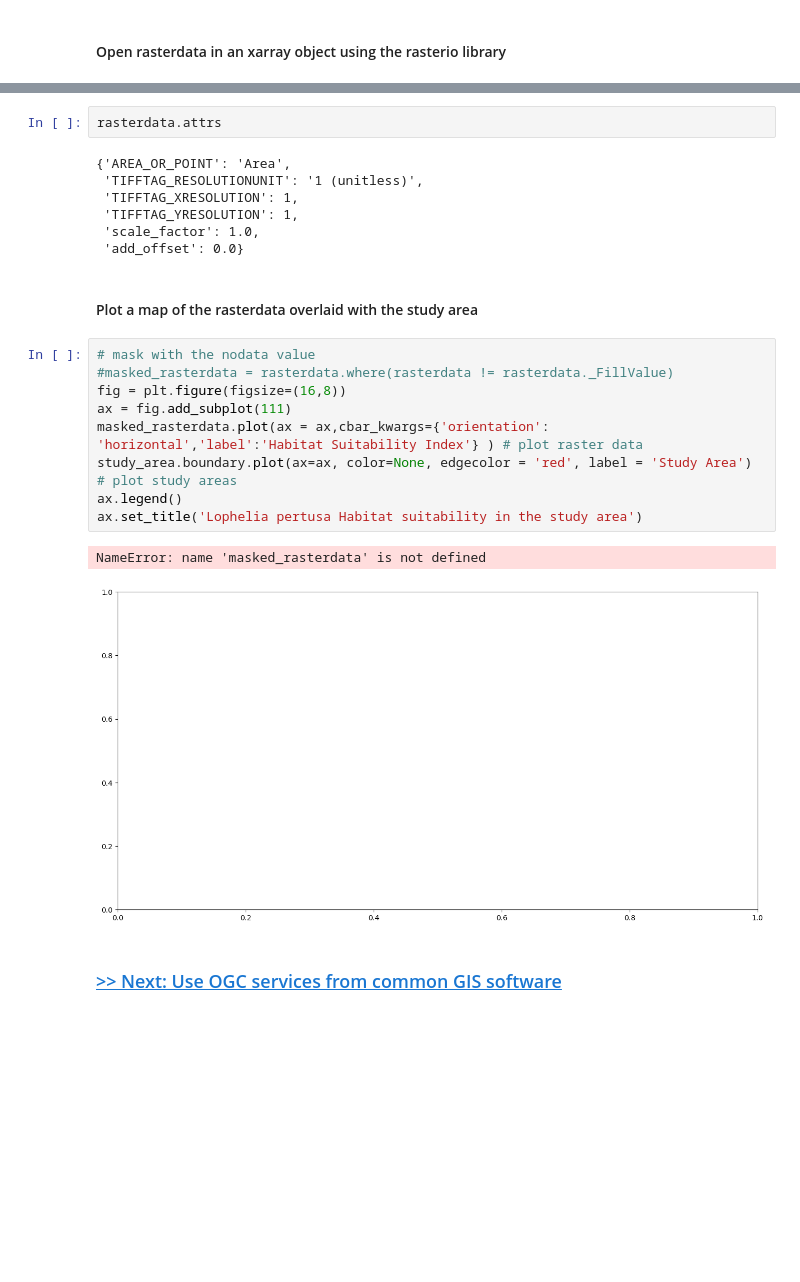
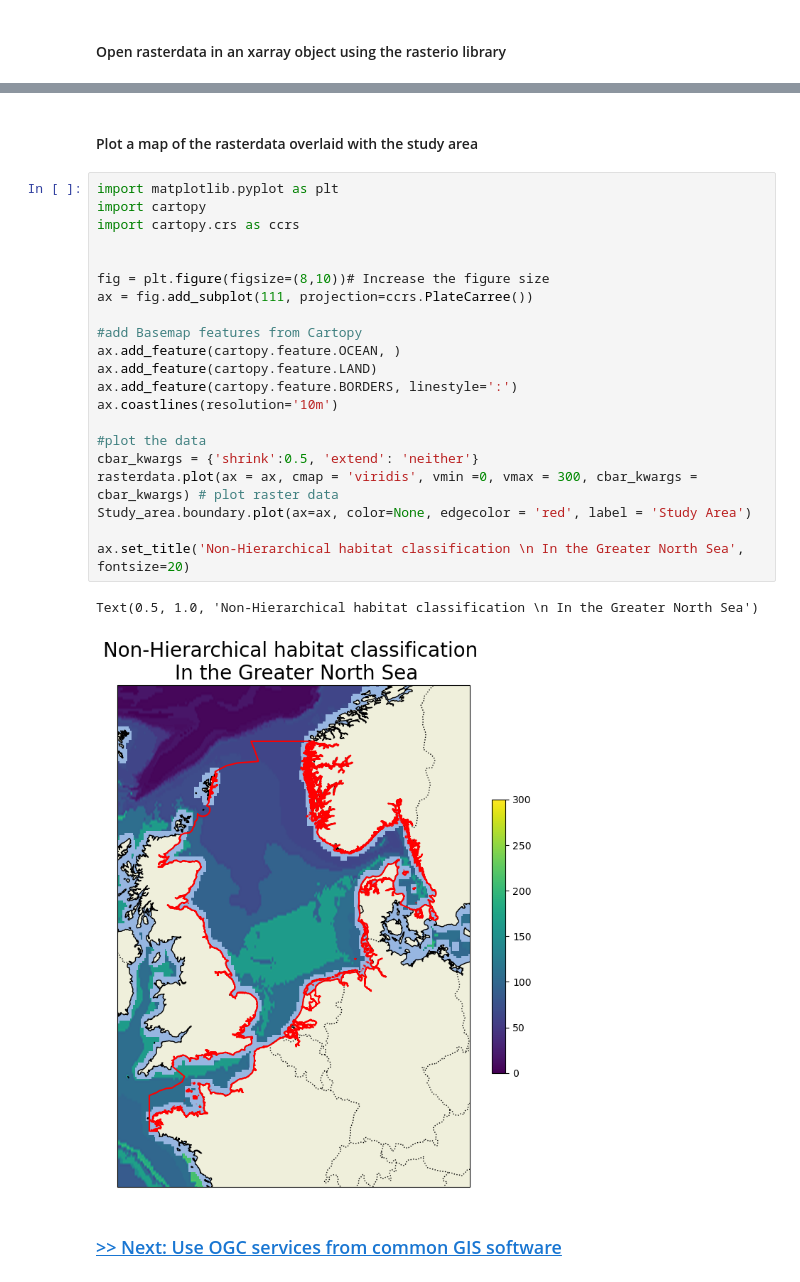
Before and after one commit to missionatlantic/GeoNode_OGC_webservices_workshop, a Jupyter notebook: 3_subset_and_download_data_with_WFS&WCS.ipynb, the cells around one changed output, grey strips where cells are left out. Saved outputs shown, nothing was run; the diff lists cells and outputs as text; blank space fills up the shorter version.

```diff
--- a/3_subset_and_download_data_with_WFS&WCS.ipynb
+++ b/3_subset_and_download_data_with_WFS&WCS.ipynb
@@ -404,29 +533,32 @@ Attributes:
     TIFFTAG_YRESOLUTION:     1
     scale_factor:            1.0
     add_offset:              0.0
-# %%
-rasterdata.attrs
-# %% [output]
-{'AREA_OR_POINT': 'Area',
- 'TIFFTAG_RESOLUTIONUNIT': '1 (unitless)',
- 'TIFFTAG_XRESOLUTION': 1,
- 'TIFFTAG_YRESOLUTION': 1,
- 'scale_factor': 1.0,
- 'add_offset': 0.0}
 # %% [markdown]
 #### Plot a map of the rasterdata overlaid with the study area
-# %%
-# mask with the nodata value
-#masked_rasterdata = rasterdata.where(rasterdata != rasterdata._FillValue)
-fig = plt.figure(figsize=(16,8))
-ax = fig.add_subplot(111)
-masked_rasterdata.plot(ax = ax,cbar_kwargs={'orientation': 'horizontal','label':'Habitat Suitability Index'} ) # plot raster data
-study_area.boundary.plot(ax=ax, color=None, edgecolor = 'red', label = 'Study Area') # plot study areas
-ax.legend()
-ax.set_title('Lophelia pertusa Habitat suitability in the study area')
-# %% [output]
-NameError: name 'masked_rasterdata' is not defined
-[figure, removed]
+# %%
+import matplotlib.pyplot as plt
+import cartopy
+import cartopy.crs as ccrs
+
+
+fig = plt.figure(figsize=(8,10))# Increase the figure size
+ax = fig.add_subplot(111, projection=ccrs.PlateCarree())
+
+#add Basemap features from Cartopy
+ax.add_feature(cartopy.feature.OCEAN, )
+ax.add_feature(cartopy.feature.LAND)
+ax.add_feature(cartopy.feature.BORDERS, linestyle=':')
+ax.coastlines(resolution='10m')
+
+#plot the data
+cbar_kwargs = {'shrink':0.5, 'extend': 'neither'}
+rasterdata.plot(ax = ax, cmap = 'viridis', vmin =0, vmax = 300, cbar_kwargs = cbar_kwargs) # plot raster data
+Study_area.boundary.plot(ax=ax, color=None, edgecolor = 'red', label = 'Study Area')
+
+ax.set_title('Non-Hierarchical habitat classification \n In the Greater North Sea', fontsize=20)
+# %% [output]
+Text(0.5, 1.0, 'Non-Hierarchical habitat classification \n In the Greater North Sea')
+[figure, added]
 # %% [markdown]
 ### [>> Next: Use OGC services from common GIS software](./4_OGC_services_from_common_GIS_software.ipynb)
 # %% [markdown]
```
Also changed, not shown: parts of 27 cells of this notebook, 17 other files.
